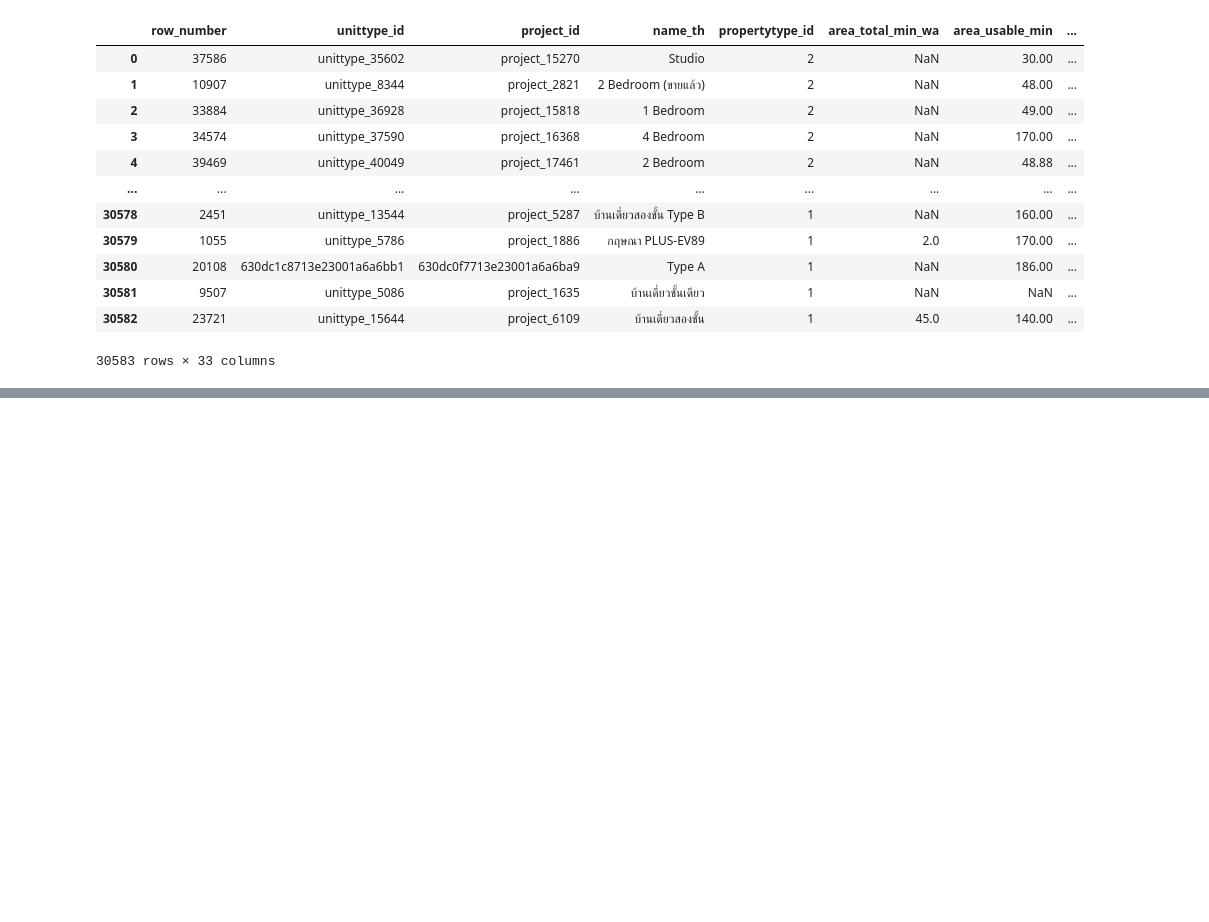
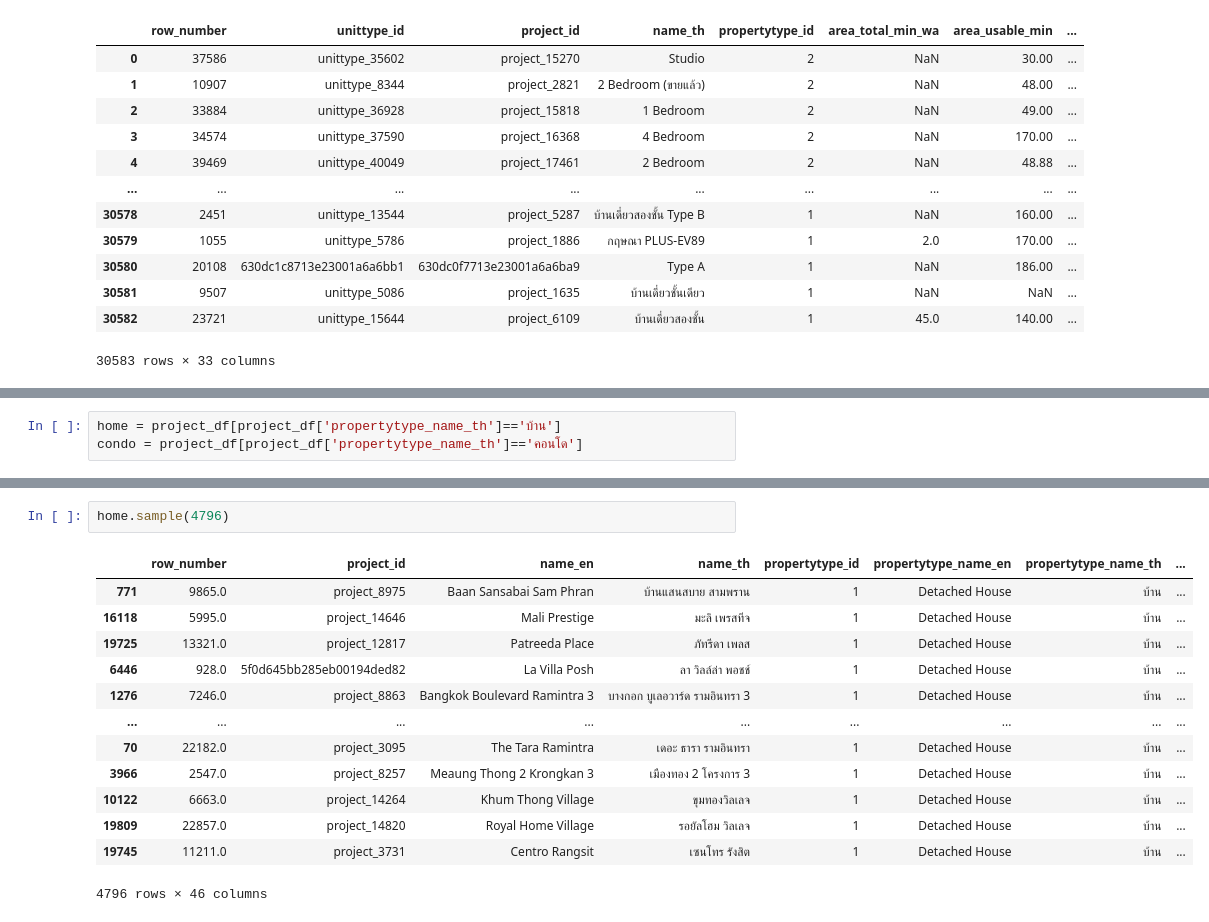
Before and after one commit to Ellizence01/BSC_DPDM2025, a Jupyter notebook: Ch3_Data_Preprocessing.ipynb, the cells around one changed output, grey strips where cells are left out. Drawn from its saved outputs; the diff is of its cells as text; blank space fills up the shorter version.

```diff
--- a/Ch3_Data_Preprocessing.ipynb
+++ b/Ch3_Data_Preprocessing.ipynb
@@ -837,0 +861,3 @@ combined_df
+# %%
+home = project_df[project_df['propertytype_name_th']=='บ้าน']
+condo = project_df[project_df['propertytype_name_th']=='คอนโด']
@@ -837,0 +884,16 @@ combined_df
+# %%
+home.sample(4796)
+# %% [output]
+|  | row_number | project_id | name_en | name_th | propertytype_id | propertytype_name_en | propertytype_name_th | ... |
+| 771 | 9865.0 | project_8975 | Baan Sansabai Sam Phran | บ้านแสนสบาย สามพราน | 1 | Detached House | บ้าน | ... |
+| 16118 | 5995.0 | project_14646 | Mali Prestige | มะลิ เพรสทีจ | 1 | Detached House | บ้าน | ... |
+| 19725 | 13321.0 | project_12817 | Patreeda Place | ภัทรีดา เพลส | 1 | Detached House | บ้าน | ... |
+| 6446 | 928.0 | 5f0d645bb285eb00194ded82 | La Villa Posh | ลา วิลล์ล่า พอชช์ | 1 | Detached House | บ้าน | ... |
+| 1276 | 7246.0 | project_8863 | Bangkok Boulevard Ramintra 3 | บางกอก บูเลอวาร์ด รามอินทรา 3 | 1 | Detached House | บ้าน | ... |
+| ... | ... | ... | ... | ... | ... | ... | ... | ... |
+| 70 | 22182.0 | project_3095 | The Tara Ramintra | เดอะ ธารา รามอินทรา | 1 | Detached House | บ้าน | ... |
+| 3966 | 2547.0 | project_8257 | Meaung Thong 2 Krongkan 3 | เมืองทอง 2 โครงการ 3 | 1 | Detached House | บ้าน | ... |
+| 10122 | 6663.0 | project_14264 | Khum Thong Village | ขุมทองวิลเลจ | 1 | Detached House | บ้าน | ... |
+| 19809 | 22857.0 | project_14820 | Royal Home Village | รอยัลโฮม วิลเลจ | 1 | Detached House | บ้าน | ... |
+| 19745 | 11211.0 | project_3731 | Centro Rangsit | เซนโทร รังสิต | 1 | Detached House | บ้าน | ... |
+4796 rows × 46 columns
```
Also changed, not shown: parts of 18 cells of this notebook.
